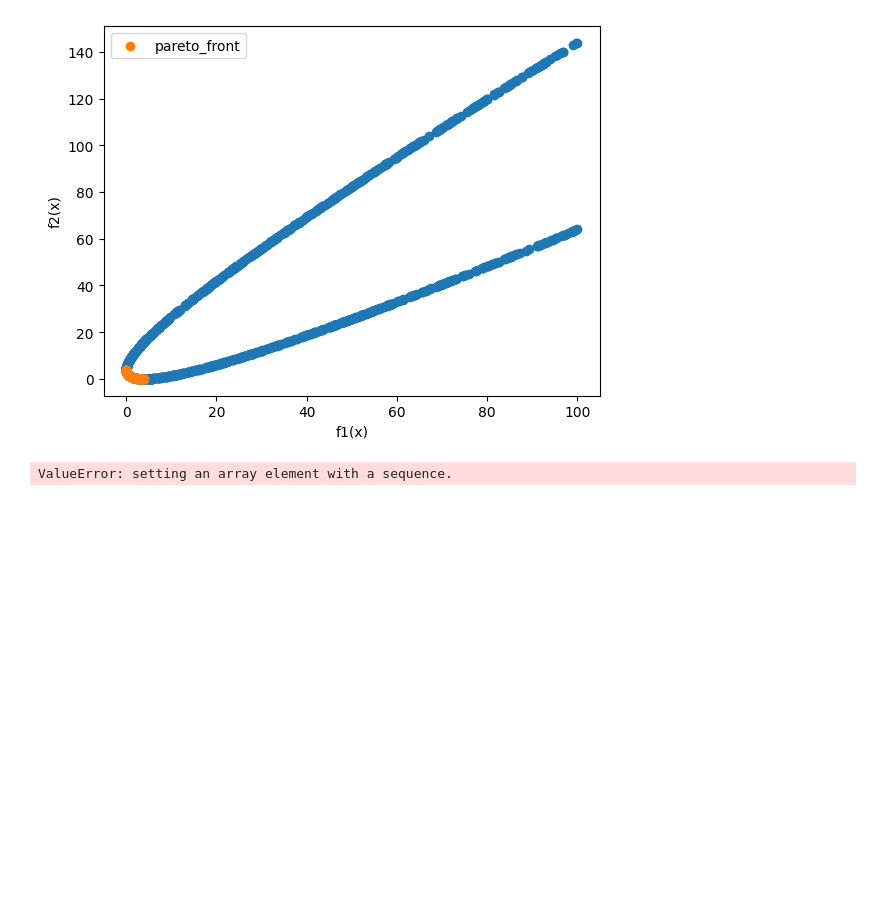
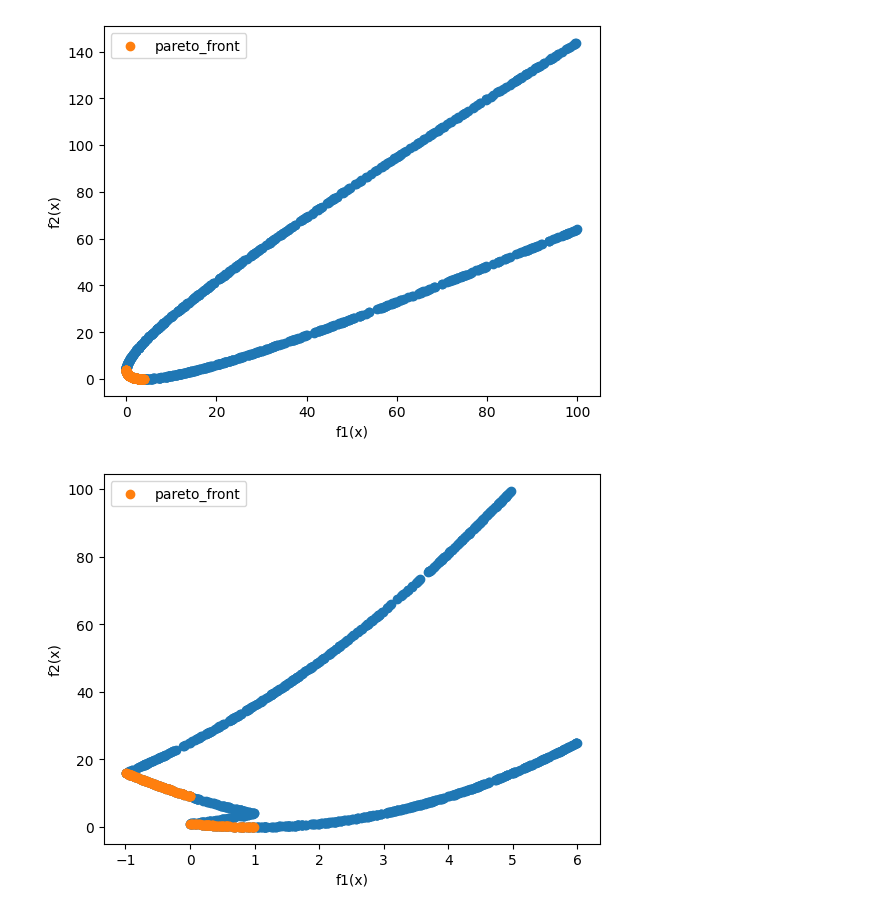
Before and after one commit to jormundur00/MultiObjectiveOptimization, a Jupyter notebook: BruteForce.ipynb, the cells around one changed output. Drawn from its saved outputs; the diff is of its cells as text; code cells hidden in the pictures; blank space fills up the shorter version.

```diff
--- a/BruteForce.ipynb
+++ b/BruteForce.ipynb
@@ -70,28 +70,27 @@ BruteForcePareto(functions=[f1, f2], lb=lower_bounds, ub=upper_bounds, varNum=va
 # %%
 # Schaffer function N.2
 # -5 <= x <= 10
 
 def f1(x):
     if x[0] <= 1:
         return -x[0]
     elif x[0] <= 3:
-        return x[i,0] - 2
-        elif x[i,0] <= 4:
-            result[i] = 4 - x[i,0]
-        else:
-            result[i] = x[i,0] - 4
-    return result
+        return x[0] - 2
+    elif x[0] <= 4:
+        return 4 - x[0]
+    else:
+        return x[0] - 4
 
 def f2(x):
     return (x[0] - 5)**2
 
 lower_bounds = np.array([-5])
 upper_bounds = np.array([10])
 varNum = 1000
 
 BruteForcePareto(functions=[f1, f2], lb=lower_bounds, ub=upper_bounds, varNum=varNum)
 # %% [output]
-ValueError: setting an array element with a sequence.
+[figure, added]
 # %%
 # Bihn and Korn function without constraints
 # 0 <= x <= 5
```
Also changed, not shown: parts of 2 cells of this notebook.
